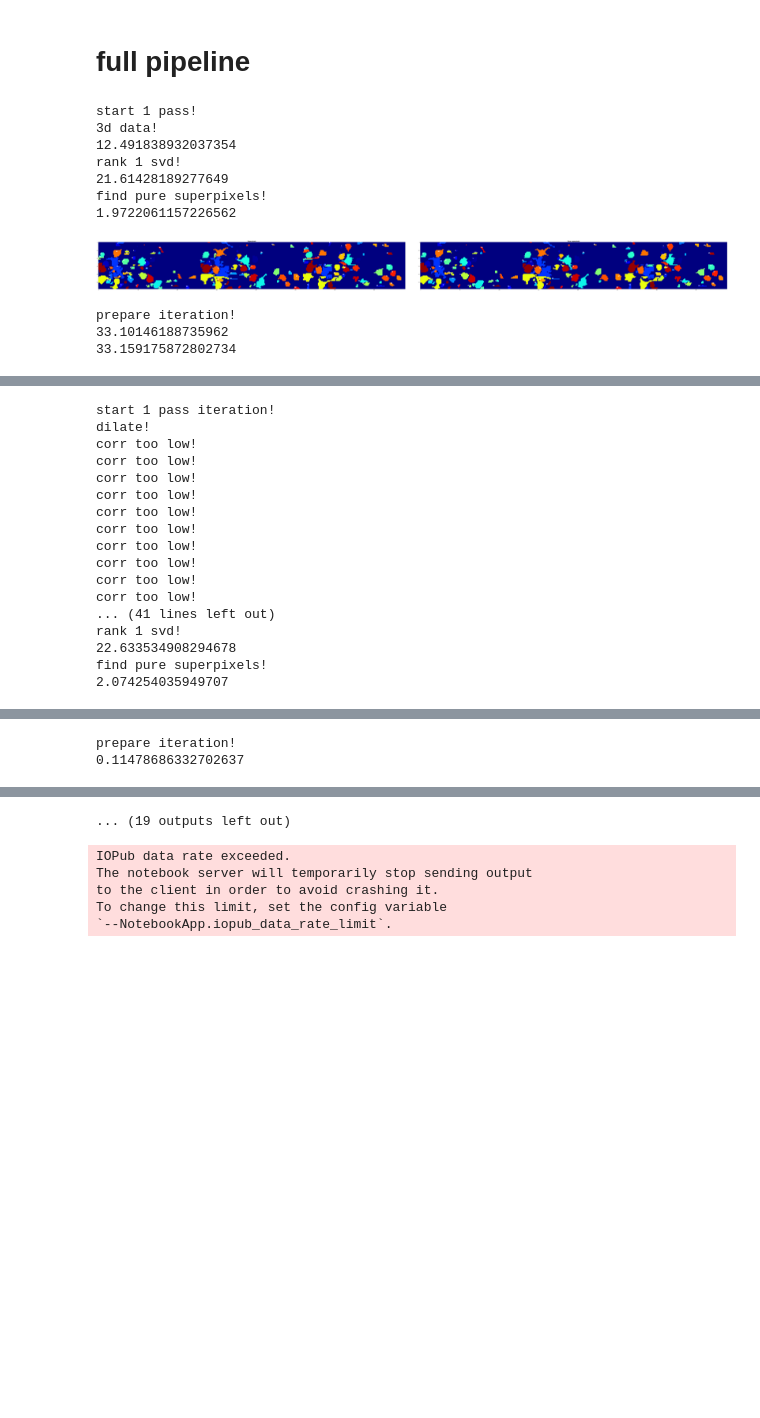
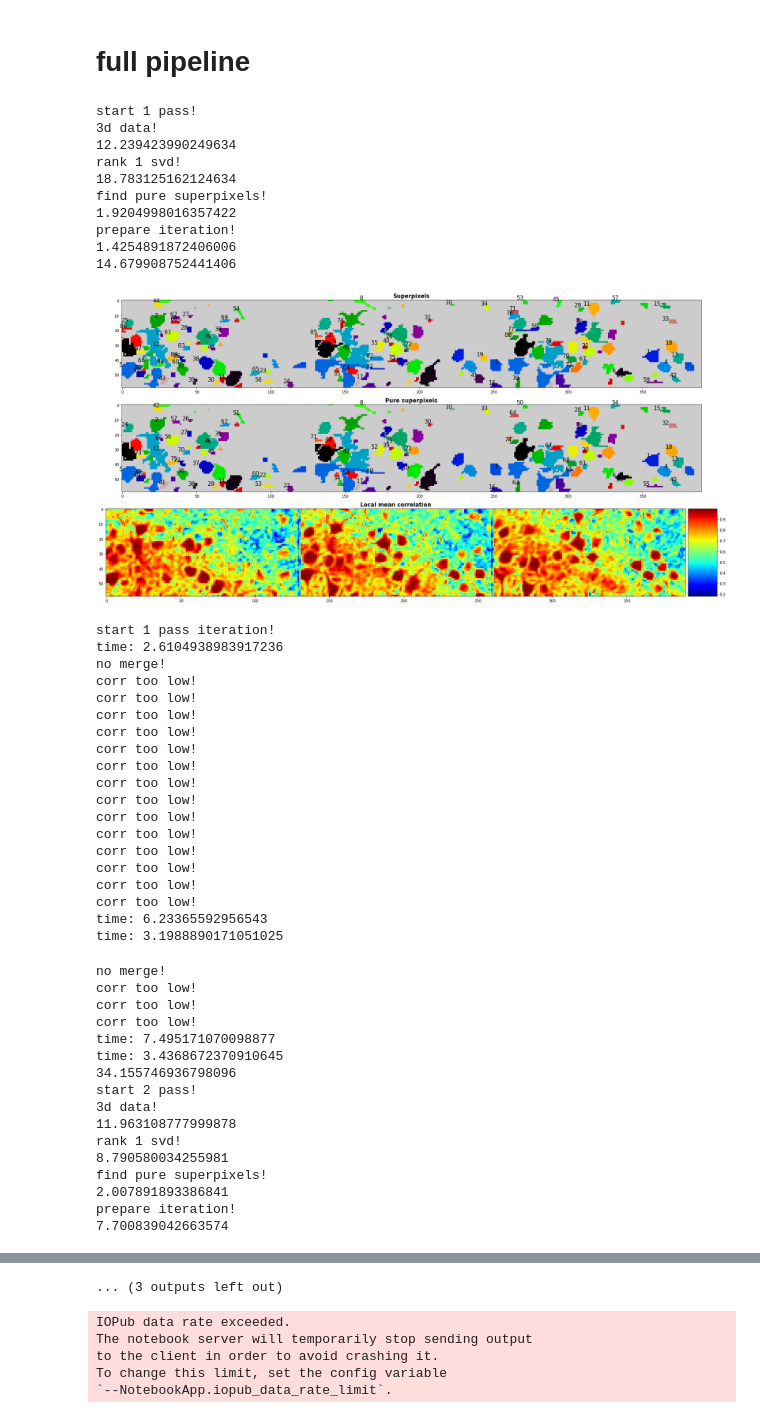
Before and after one commit to zhd96/localNMF, a Jupyter notebook: Baylor_3D_cropdata.ipynb, the cells around one changed output, grey strips where cells are left out. Cells and saved outputs as stored; diff of their text form; code cells hidden in the pictures; blank space fills up the shorter version.

```diff
--- a/Baylor_3D_cropdata.ipynb
+++ b/Baylor_3D_cropdata.ipynb
@@ -45,20 +37,55 @@ rank 1 svd!
 # full pipeline
 # %%
 start=time.time()
-rlt_nmf = sup.axon_pipeline(Yd[:,:,:], cut_off_point=[0.92,0.87,0.82], length_cut=[10,10,10], th=[2,1,0],pass_num=3,
+rlt_nmf = sup.axon_pipeline_Y(Yd[:,:,:], cut_off_point=[0.92,0.87,0.82], length_cut=[10,10,10], th=[2,1,0],pass_num=3,
                 residual_cut = [0.6,0.6,0.6],corr_th_fix=0.2,max_allow_neuron_size=0.3,merge_corr_thr=0.6,merge_overlap_thr=0.6, num_plane=3,
                 patch_size=[100,100],plot_en=True, TF=False, fudge_factor=1, text=True,bg=4,max_iter=5,max_iter_fin=5,
-                hals=False, low_rank=False, update_after=2)
+                update_after=2)
 print(time.time()-start)
 # %% [output]
 start 1 pass!
 3d data!
-12.491838932037354
+12.239423990249634
 rank 1 svd!
-21.61428189277649
+18.783125162124634
 find pure superpixels!
-1.9722061157226562
+1.9204998016357422
+prepare iteration!
+1.4254891872406006
+14.679908752441406
-[figure, old version]
+[figure, new version]
-prepare iteration!
-33.10146188735962
-33.159175872802734
+start 1 pass iteration!
+time: 2.6104938983917236
+no merge!
+corr too low!
+corr too low!
+corr too low!
+corr too low!
+corr too low!
+corr too low!
+corr too low!
+corr too low!
+corr too low!
+corr too low!
+corr too low!
+corr too low!
+corr too low!
+corr too low!
+time: 6.23365592956543
+time: 3.1988890171051025
+no merge!
+corr too low!
+corr too low!
+corr too low!
+time: 7.495171070098877
+time: 3.4368672370910645
+34.155746936798096
+start 2 pass!
+3d data!
+11.963108777999878
+rank 1 svd!
+8.790580034255981
+find pure superpixels!
+2.007891893386841
+prepare iteration!
+7.700839042663574
@@ -66,17 +92,0 @@ prepare iteration!
-start 1 pass iteration!
-dilate!
-corr too low!
-corr too low!
-corr too low!
-corr too low!
-corr too low!
-corr too low!
-corr too low!
-corr too low!
-corr too low!
-corr too low!
-... (41 lines left out)
-rank 1 svd!
-22.633534908294678
-find pure superpixels!
-2.074254035949707
@@ -84,2 +110,0 @@ find pure superpixels!
-prepare iteration!
-0.11478686332702637
@@ -107,4 +141,4 @@ merge[94  8]
-... (19 outputs left out)
+... (3 outputs left out)
 # %%
 np.save(out_dir + "rlt_Yd_3pass.npy", rlt_nmf)
 # %%
```
Also changed, not shown: parts of 17 cells of this notebook, 1 other file.
